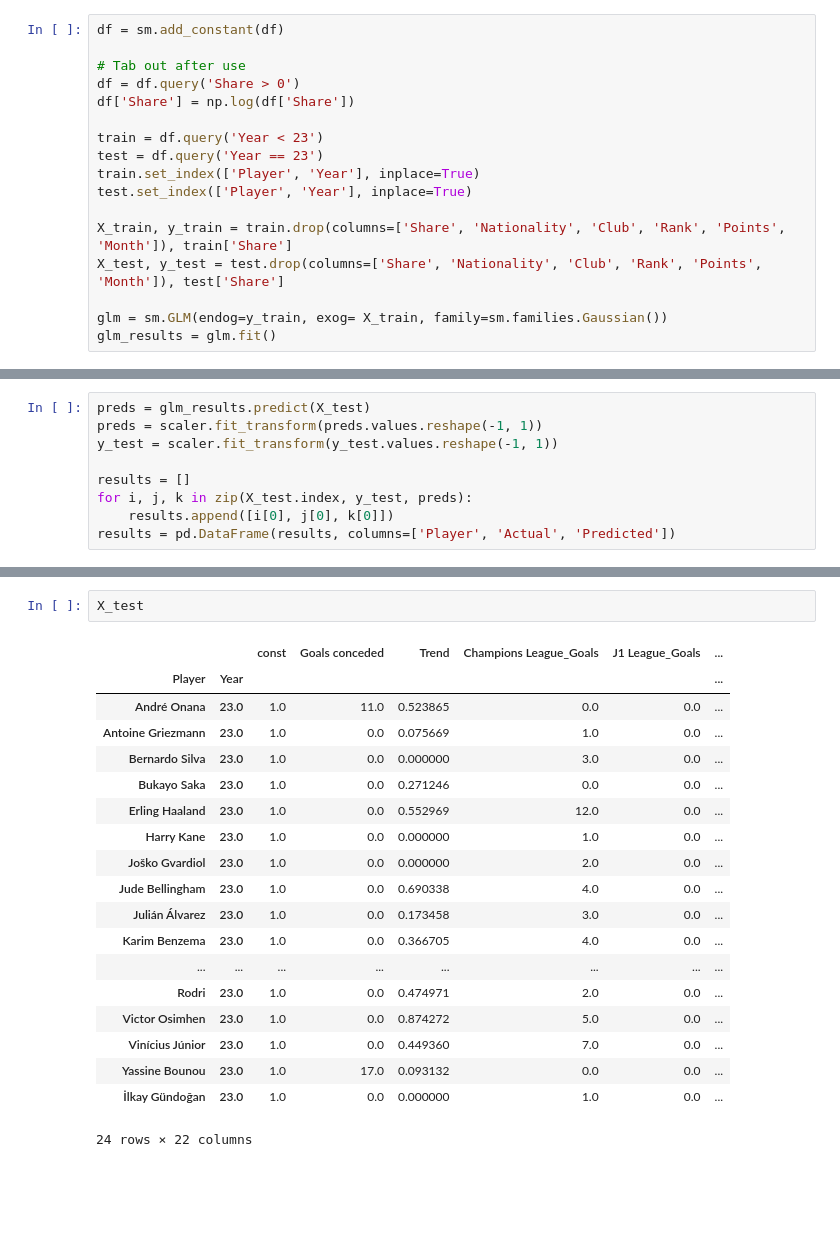
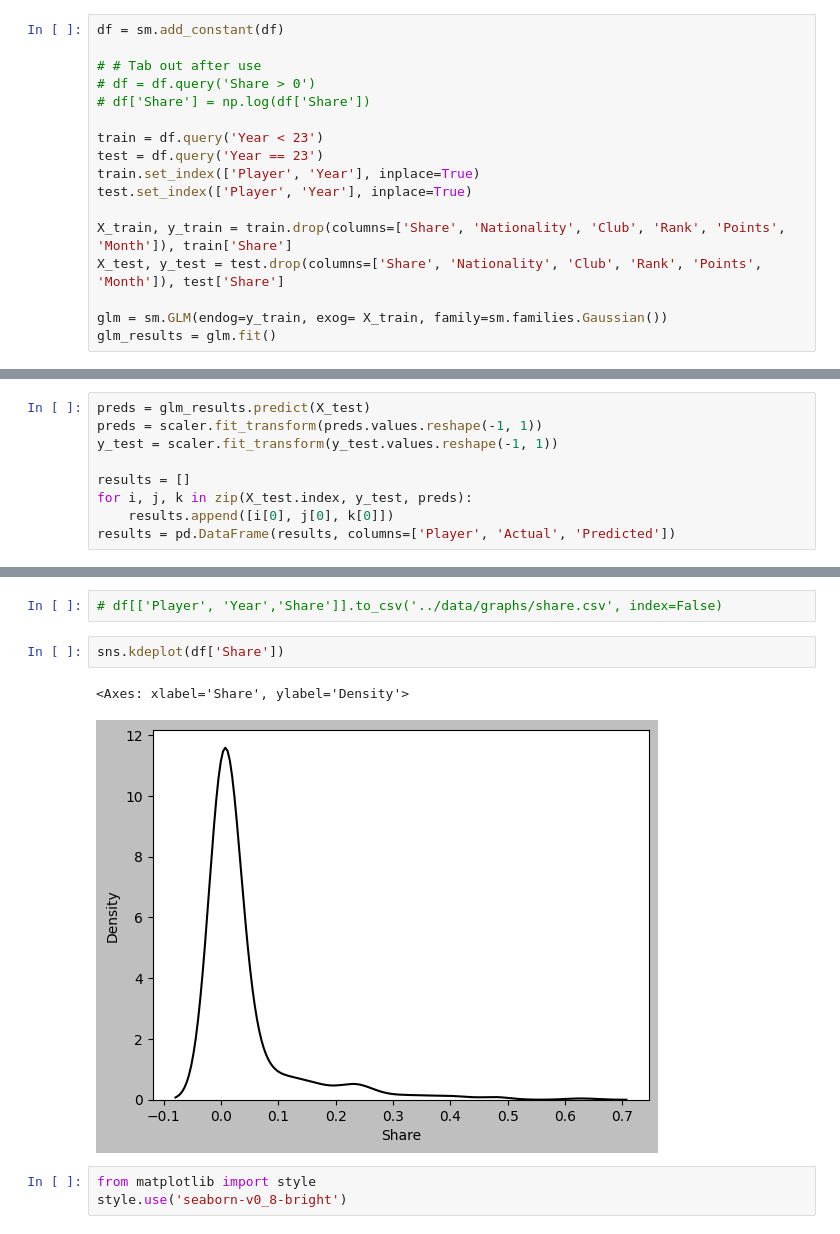
Before and after one commit to TheJarmanitor/outplayed, a Jupyter notebook: notebooks/glm_testing.ipynb, the cells around one changed output, grey strips where cells are left out. Saved outputs shown, nothing was run; the diff lists cells and outputs as text; blank space fills up the shorter version.

```diff
--- a/notebooks/glm_testing.ipynb
+++ b/notebooks/glm_testing.ipynb
@@ -132,9 +132,9 @@ See the caveats in the documentation: https://pandas.pydata.org/pandas-docs/stab
 # %%
 df = sm.add_constant(df)
 
-# Tab out after use
-df = df.query('Share > 0')
-df['Share'] = np.log(df['Share'])
+# # Tab out after use
+# df = df.query('Share > 0')
+# df['Share'] = np.log(df['Share'])
 
 train = df.query('Year < 23')
 test = df.query('Year == 23')
@@ -229,22 +224,10 @@ results.sort_values('Predicted', ascending=False)
-# %%
-X_test
-# %% [output]
-|  |  | const | Goals conceded | Trend | Champions League_Goals | J1 League_Goals | ... |
-| Player | Year |  |  |  |  |  | ... |
-| André Onana | 23.0 | 1.0 | 11.0 | 0.523865 | 0.0 | 0.0 | ... |
-| Antoine Griezmann | 23.0 | 1.0 | 0.0 | 0.075669 | 1.0 | 0.0 | ... |
-| Bernardo Silva | 23.0 | 1.0 | 0.0 | 0.000000 | 3.0 | 0.0 | ... |
-| Bukayo Saka | 23.0 | 1.0 | 0.0 | 0.271246 | 0.0 | 0.0 | ... |
-| Erling Haaland | 23.0 | 1.0 | 0.0 | 0.552969 | 12.0 | 0.0 | ... |
-| Harry Kane | 23.0 | 1.0 | 0.0 | 0.000000 | 1.0 | 0.0 | ... |
-| Joško Gvardiol | 23.0 | 1.0 | 0.0 | 0.000000 | 2.0 | 0.0 | ... |
-| Jude Bellingham | 23.0 | 1.0 | 0.0 | 0.690338 | 4.0 | 0.0 | ... |
-| Julián Álvarez | 23.0 | 1.0 | 0.0 | 0.173458 | 3.0 | 0.0 | ... |
-| Karim Benzema | 23.0 | 1.0 | 0.0 | 0.366705 | 4.0 | 0.0 | ... |
-| ... | ... | ... | ... | ... | ... | ... | ... |
-| Rodri | 23.0 | 1.0 | 0.0 | 0.474971 | 2.0 | 0.0 | ... |
-| Victor Osimhen | 23.0 | 1.0 | 0.0 | 0.874272 | 5.0 | 0.0 | ... |
-| Vinícius Júnior | 23.0 | 1.0 | 0.0 | 0.449360 | 7.0 | 0.0 | ... |
-| Yassine Bounou | 23.0 | 1.0 | 17.0 | 0.093132 | 0.0 | 0.0 | ... |
-| İlkay Gündoğan | 23.0 | 1.0 | 0.0 | 0.000000 | 1.0 | 0.0 | ... |
-24 rows × 22 columns
+# %%
+# df[['Player', 'Year','Share']].to_csv('../data/graphs/share.csv', index=False)
+# %%
+sns.kdeplot(df['Share'])
+# %% [output]
+<Axes: xlabel='Share', ylabel='Density'>
+[figure, added]
+# %%
+from matplotlib import style
+style.use('seaborn-v0_8-bright')
```
Also changed, not shown: parts of 3 cells of this notebook.
